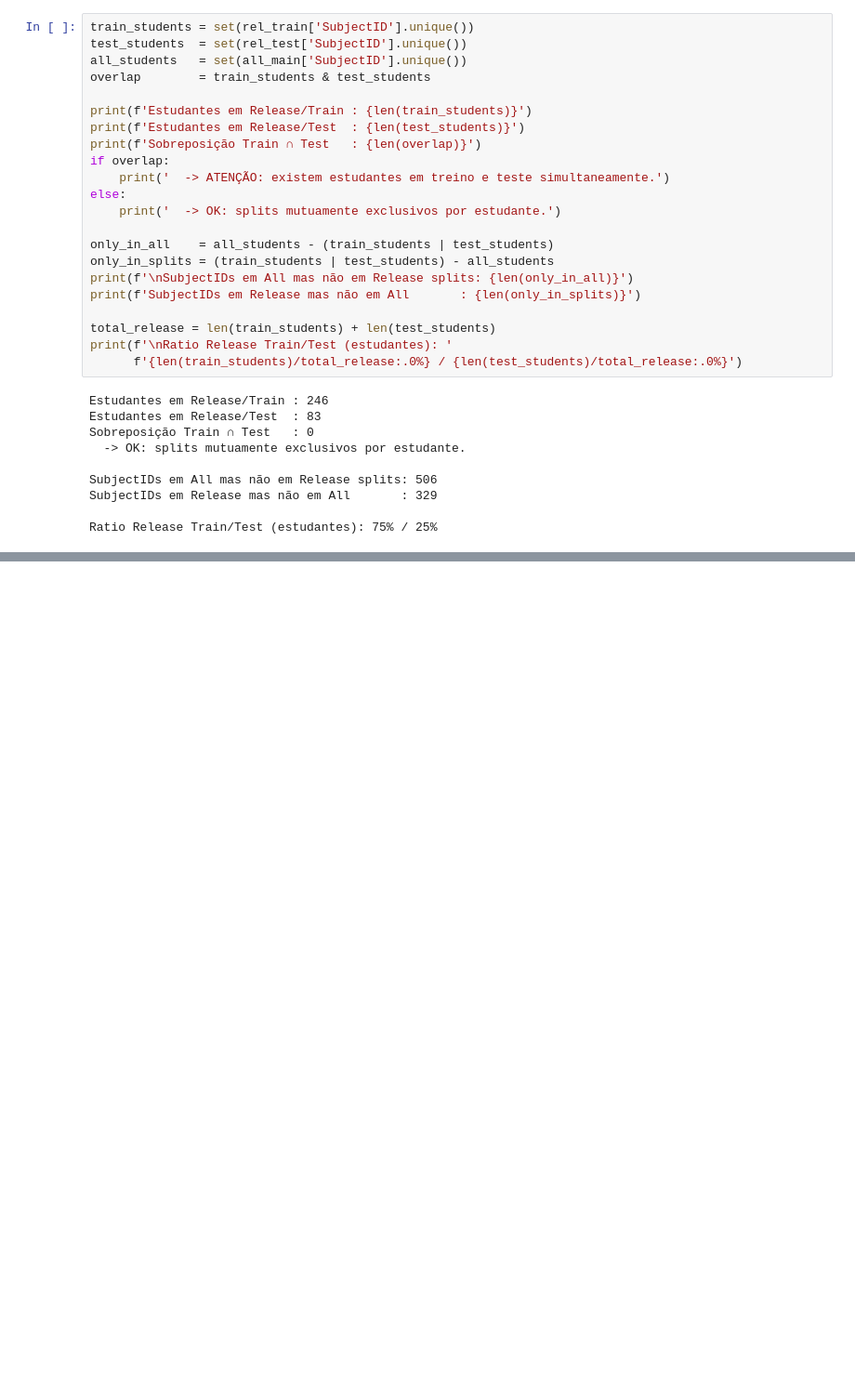
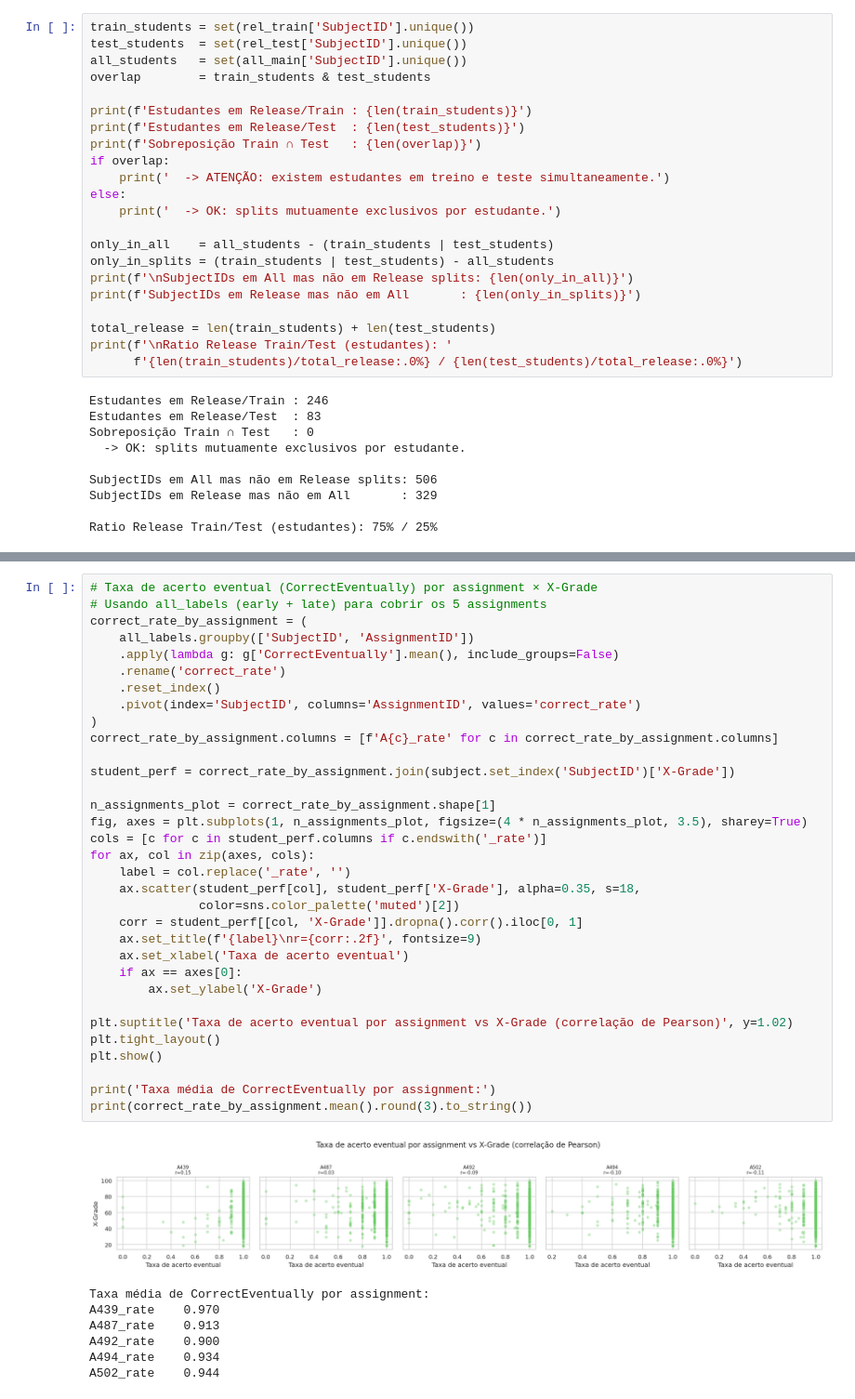
Before and after one commit to scuiki/tcc.edm.kt, a Jupyter notebook: notebooks/01_eda.ipynb, the cells around one changed output, grey strips where cells are left out. Shown at 93% size. Saved outputs shown, nothing was run; the diff lists cells and outputs as text; blank space fills up the shorter version.

```diff
--- a/notebooks/01_eda.ipynb
+++ b/notebooks/01_eda.ipynb
@@ -217,0 +519,41 @@ Ratio Release Train/Test (estudantes): 75% / 25%
+# %%
+# Taxa de acerto eventual (CorrectEventually) por assignment × X-Grade
+# Usando all_labels (early + late) para cobrir os 5 assignments
+correct_rate_by_assignment = (
+    all_labels.groupby(['SubjectID', 'AssignmentID'])
+    .apply(lambda g: g['CorrectEventually'].mean(), include_groups=False)
+    .rename('correct_rate')
+    .reset_index()
+    .pivot(index='SubjectID', columns='AssignmentID', values='correct_rate')
+)
+correct_rate_by_assignment.columns = [f'A{c}_rate' for c in correct_rate_by_assignment.columns]
+
+student_perf = correct_rate_by_assignment.join(subject.set_index('SubjectID')['X-Grade'])
+
+n_assignments_plot = correct_rate_by_assignment.shape[1]
+fig, axes = plt.subplots(1, n_assignments_plot, figsize=(4 * n_assignments_plot, 3.5), sharey=True)
+cols = [c for c in student_perf.columns if c.endswith('_rate')]
+for ax, col in zip(axes, cols):
+    label = col.replace('_rate', '')
+    ax.scatter(student_perf[col], student_perf['X-Grade'], alpha=0.35, s=18,
+               color=sns.color_palette('muted')[2])
+    corr = student_perf[[col, 'X-Grade']].dropna().corr().iloc[0, 1]
+    ax.set_title(f'{label}\nr={corr:.2f}', fontsize=9)
+    ax.set_xlabel('Taxa de acerto eventual')
+    if ax == axes[0]:
+        ax.set_ylabel('X-Grade')
+
+plt.suptitle('Taxa de acerto eventual por assignment vs X-Grade (correlação de Pearson)', y=1.02)
+plt.tight_layout()
+plt.show()
+
+print('Taxa média de CorrectEventually por assignment:')
+print(correct_rate_by_assignment.mean().round(3).to_string())
+# %% [output]
+[figure, added]
+Taxa média de CorrectEventually por assignment:
+A439_rate    0.970
+A487_rate    0.913
+A492_rate    0.900
+A494_rate    0.934
+A502_rate    0.944
```
Also changed, not shown: parts of 28 cells of this notebook, 5 other files.
